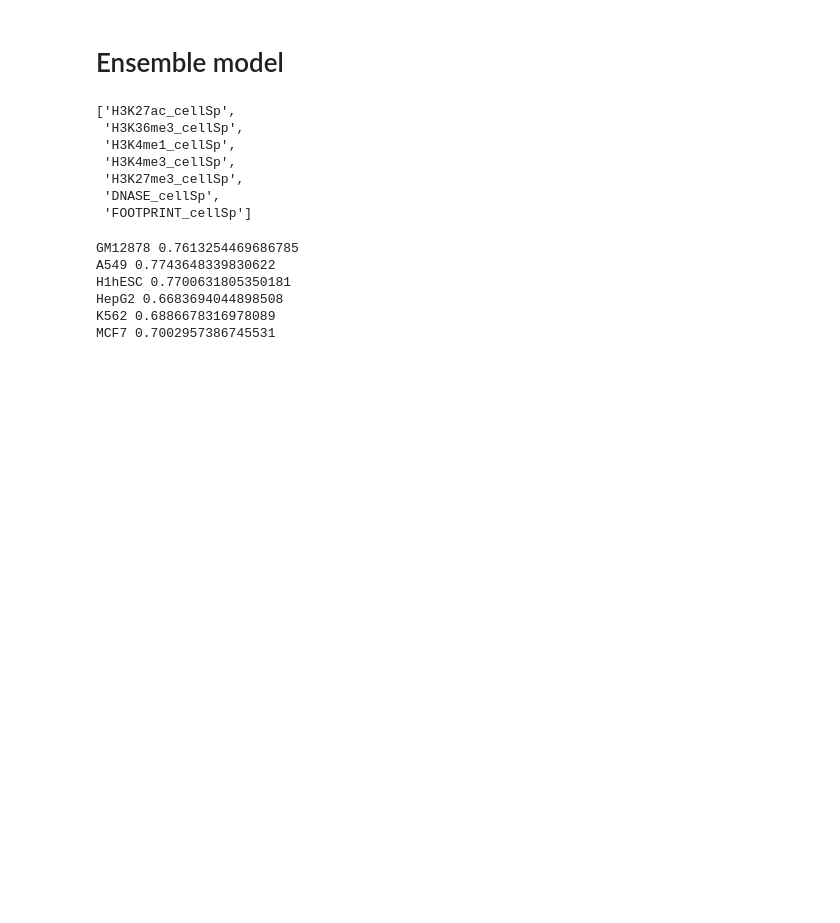
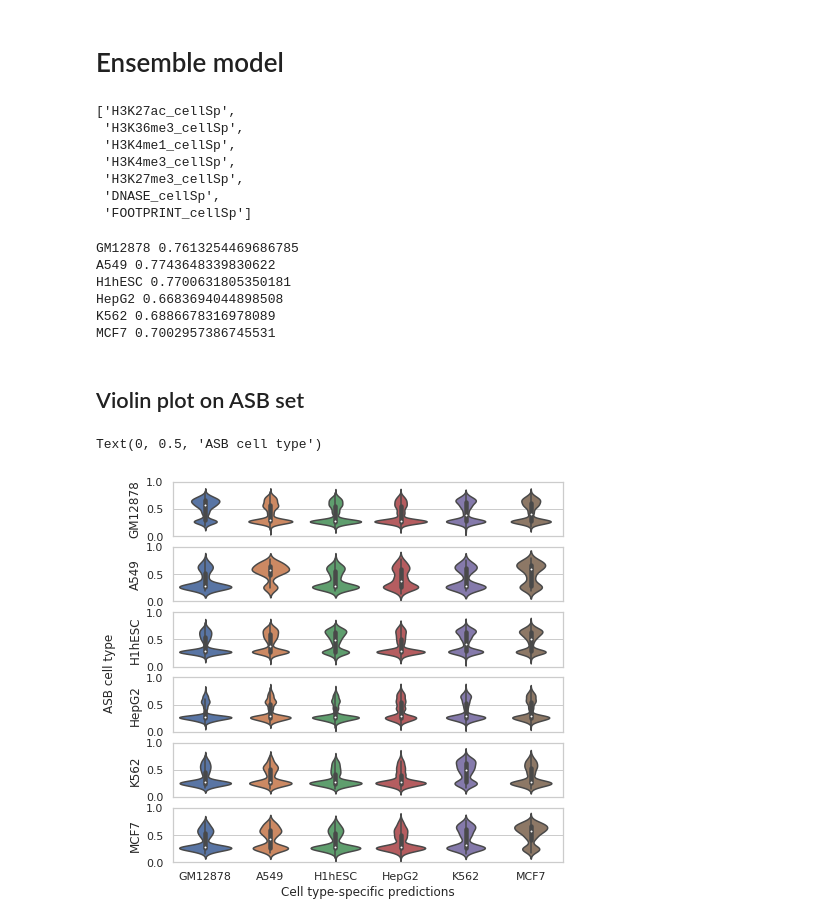
Before and after one commit to Boyle-Lab/RegulomeDB-TURF, a Jupyter notebook: ASB_SNVs/tissue_specific/FINAL_ASB_cell_sp.ipynb, the cells around one changed output. Saved outputs shown, nothing was run; the diff lists cells and outputs as text; code cells hidden in the pictures; blank space fills up the shorter version.

```diff
--- a/ASB_SNVs/tissue_specific/FINAL_ASB_cell_sp.ipynb
+++ b/ASB_SNVs/tissue_specific/FINAL_ASB_cell_sp.ipynb
@@ -225,3 +225,35 @@ K562 0.6886678316978089
 MCF7 0.7002957386745531
 # %%
 pickle.dump(clf,open('ASB_cell_sp_clf_dict.pkl','wb')) #output cellSp_ensemble in 6 ASB cells
+# %% [markdown]
+## Violin plot on ASB set
+# %%
+#cell sp final scores; 7 features
+x_preds_final = defaultdict(list)
+
+for i in cells: #features from i
+    for cell in cells: #ASB from cell
+        df_ASB = df_all_dict[i].loc[df_all_dict[cell]['cellSp_label']==1]
+        y_ASB_generic = y_scores[df_all_dict[cell]['cellSp_label']==1]
+        x_ASB = df_ASB[features_names_cell_sp_2]
+        y_ASB = np.mean(np.array([list(clf[c].predict_proba(x_ASB)[:,1]) for c in cells]),axis=0)
+        x_preds_final[cell].append(list(y_ASB*y_ASB_generic))
+# %%
+#plot boxplot/violin plot; final scores
+fig, axes = plt.subplots(6, 1,sharex=True, sharey=True,figsize=(7,7))
+plt.subplots_adjust(hspace = .2)
+
+for i in range(6):
+    x_preds_df = pd.DataFrame(np.array(x_preds_final[cells[i]]).transpose(),columns=cells)
+    x_preds_df = x_preds_df.melt()
+    x_preds_df.columns = ['cell','prediction scores']
+    sns.violinplot(x='cell',y='prediction scores',data=x_preds_df,ax=axes[i])
+    axes[i].set_ylabel(cells[i])
+    axes[i].set_xlabel('')
+    axes[i].set_ylim(0,1)
+axes[5].set_xlabel('Cell type-specific predictions')
+fig.text(0,0.5,'ASB cell type', va='center', ha='center', rotation='vertical', fontsize=plt.rcParams['axes.labelsize'])
+#fig.tight_layout()
+# %% [output]
+Text(0, 0.5, 'ASB cell type')
+[figure, added]
```
